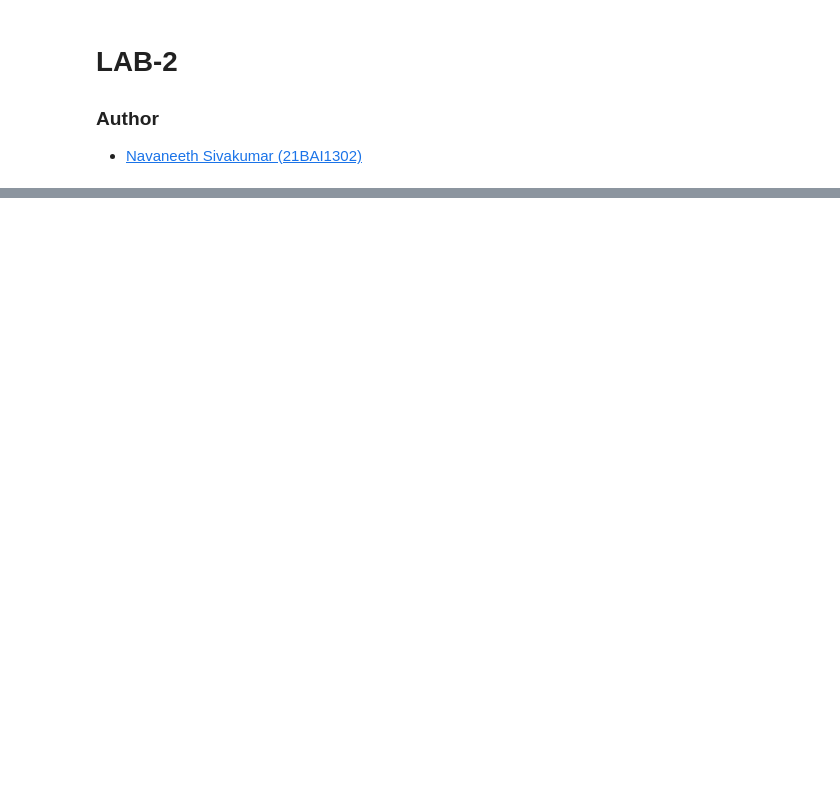
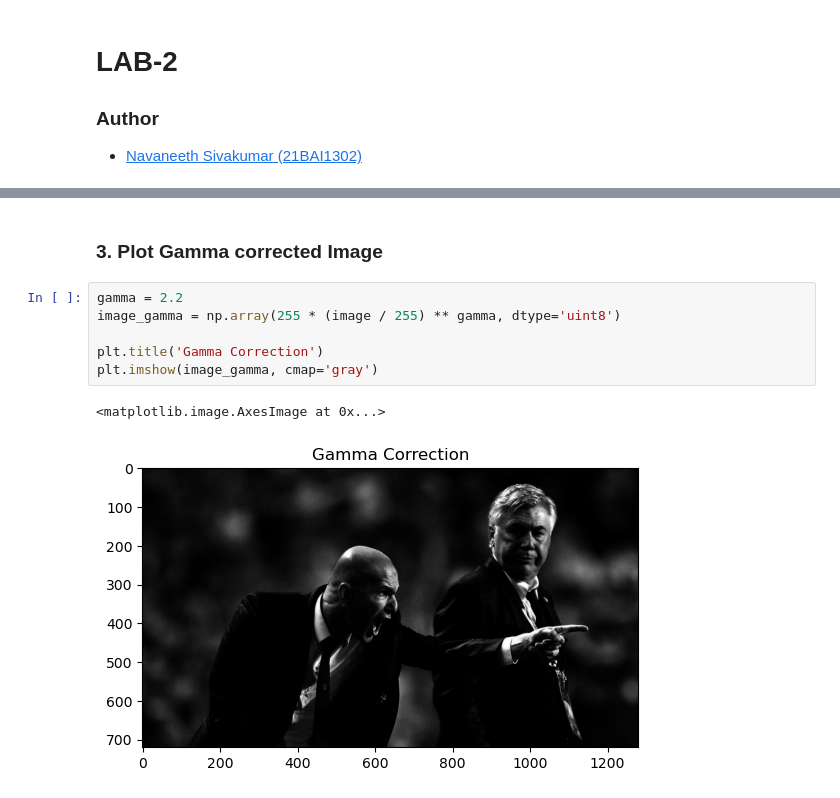
Before and after one commit to Sivakumar-Navaneeth/Machine_Vision_Lab, a Jupyter notebook: lab-2.ipynb, the cells around one changed output, grey strips where cells are left out. Cells and saved outputs as stored; diff of their text form; blank space fills up the shorter version.

```diff
--- a/lab-2.ipynb
+++ b/lab-2.ipynb
@@ -20,0 +31,11 @@ plt.show()
+# %% [markdown]
+### 3. Plot Gamma corrected Image
+# %%
+gamma = 2.2
+image_gamma = np.array(255 * (image / 255) ** gamma, dtype='uint8')
+
+plt.title('Gamma Correction')
+plt.imshow(image_gamma, cmap='gray')
+# %% [output]
+<matplotlib.image.AxesImage at 0x...>
+[figure, added]
```
Also changed, not shown: parts of 15 cells of this notebook.
